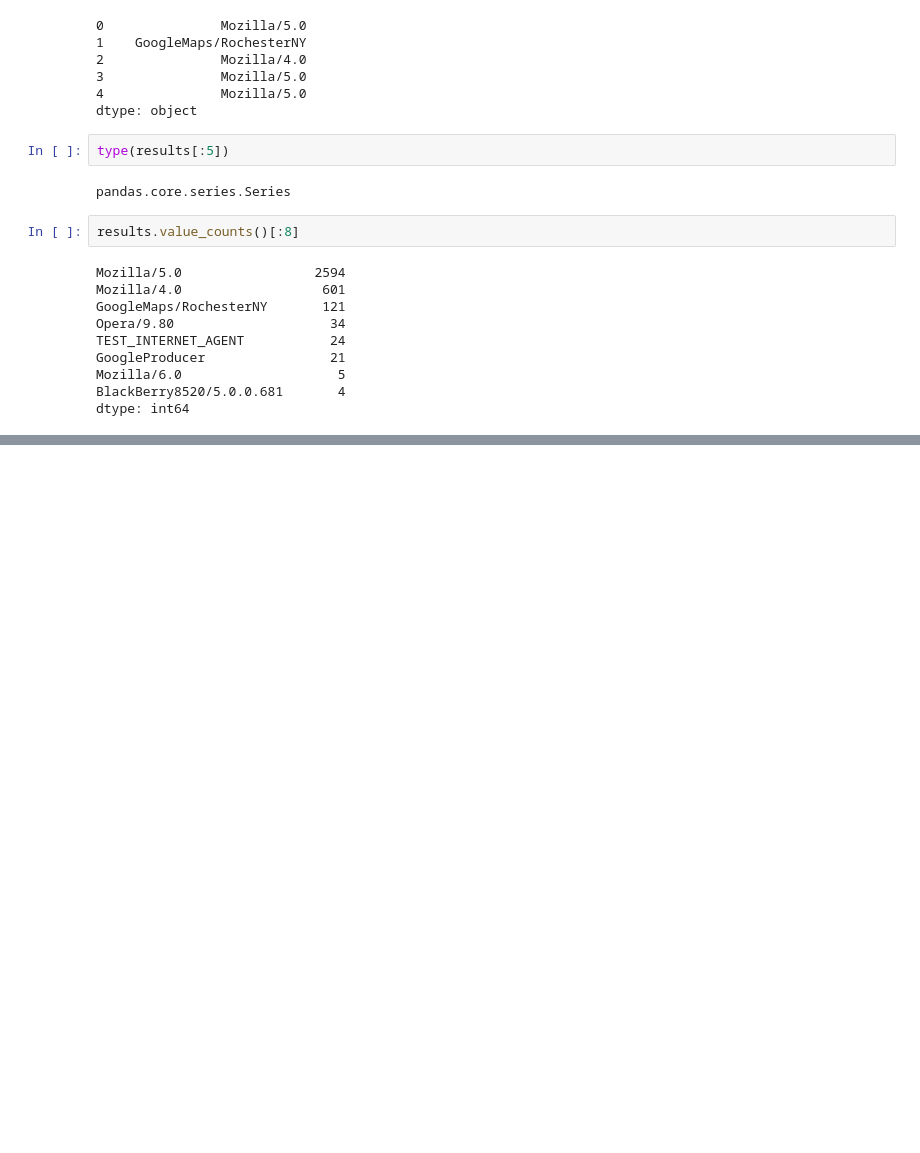
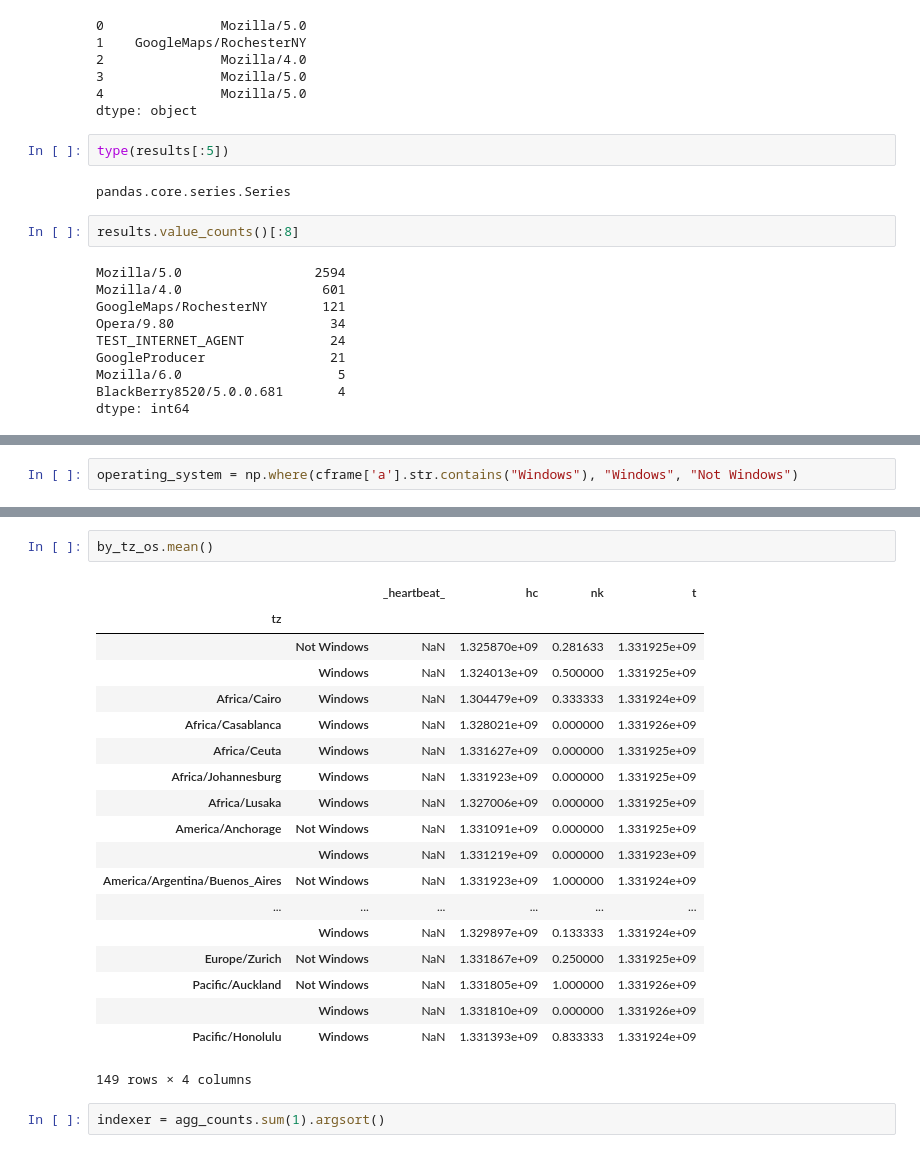
Before and after one commit to Gandalf-Pl/pydata-book, a Jupyter notebook: chart02.ipynb, the cells around one changed output, grey strips where cells are left out. Cells and saved outputs as stored; diff of their text form; blank space fills up the shorter version.

```diff
--- a/chart02.ipynb
+++ b/chart02.ipynb
@@ -71,0 +99,2 @@ dtype: int64
+# %%
+operating_system = np.where(cframe['a'].str.contains("Windows"), "Windows", "Not Windows")
@@ -71,0 +216,24 @@ dtype: int64
+# %%
+by_tz_os.mean()
+# %% [output]
+|  |  | _heartbeat_ | hc | nk | t |
+| tz |  |  |  |  |  |
+|  | Not Windows | NaN | 1.325870e+09 | 0.281633 | 1.331925e+09 |
+|  | Windows | NaN | 1.324013e+09 | 0.500000 | 1.331925e+09 |
+| Africa/Cairo | Windows | NaN | 1.304479e+09 | 0.333333 | 1.331924e+09 |
+| Africa/Casablanca | Windows | NaN | 1.328021e+09 | 0.000000 | 1.331926e+09 |
+| Africa/Ceuta | Windows | NaN | 1.331627e+09 | 0.000000 | 1.331925e+09 |
+| Africa/Johannesburg | Windows | NaN | 1.331923e+09 | 0.000000 | 1.331925e+09 |
+| Africa/Lusaka | Windows | NaN | 1.327006e+09 | 0.000000 | 1.331925e+09 |
+| America/Anchorage | Not Windows | NaN | 1.331091e+09 | 0.000000 | 1.331925e+09 |
+|  | Windows | NaN | 1.331219e+09 | 0.000000 | 1.331923e+09 |
+| America/Argentina/Buenos_Aires | Not Windows | NaN | 1.331923e+09 | 1.000000 | 1.331924e+09 |
+| ... | ... | ... | ... | ... | ... |
+|  | Windows | NaN | 1.329897e+09 | 0.133333 | 1.331924e+09 |
+| Europe/Zurich | Not Windows | NaN | 1.331867e+09 | 0.250000 | 1.331925e+09 |
+| Pacific/Auckland | Not Windows | NaN | 1.331805e+09 | 1.000000 | 1.331926e+09 |
+|  | Windows | NaN | 1.331810e+09 | 0.000000 | 1.331926e+09 |
+| Pacific/Honolulu | Windows | NaN | 1.331393e+09 | 0.833333 | 1.331924e+09 |
+149 rows × 4 columns
+# %%
+indexer = agg_counts.sum(1).argsort()
```
Also changed, not shown: parts of 18 cells of this notebook.
